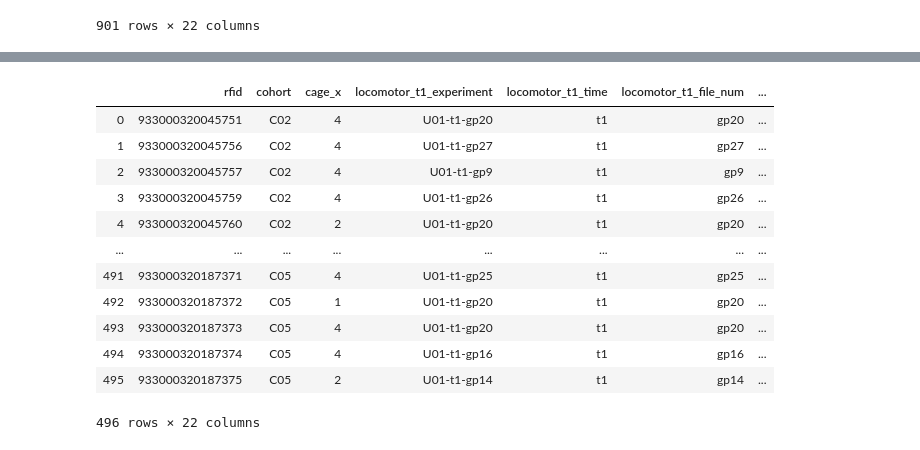
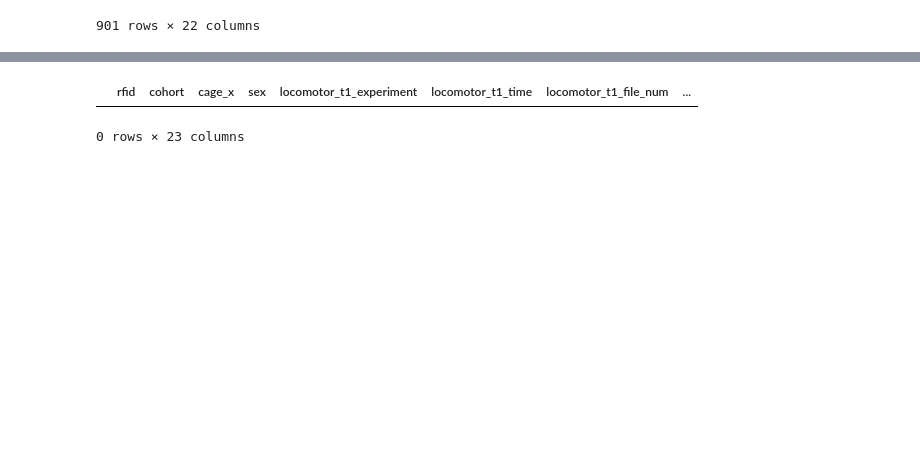
Before and after one commit to Shaezzer/PalmerLab, a Jupyter notebook: Suzanne_Mitchell_locomotor.ipynb, the cells around one changed output, grey strips where cells are left out. Drawn from its saved outputs; the diff is of its cells as text; code cells hidden in the pictures; blank space fills up the shorter version.

```diff
--- a/Suzanne_Mitchell_locomotor.ipynb
+++ b/Suzanne_Mitchell_locomotor.ipynb
@@ -216,7 +341,7 @@ def format_for_calc(df_csv):
     #drop uneeded columns for calc
     df = df_csv.drop(['U01','subject_type','subject_age','phase','start_time'], axis=1)
     #reorganize columns
-    df = df[['experiment', 'rfid','cohort', 'time',
+    df = df[['experiment', 'rfid','cohort', 'sex', 'time',
        'file_num', 'sample','cage', 'total_distance', 'total_distance_x',
        'total_distance_y', 'horizontal_activity_count',
        'ambulatory_activity_count', 'rest_time', 'rest_episode_count',
@@ -233,7 +358,8 @@ def format_for_calc(df_csv):
        'right_rear_time_legacy', 'margin_time_legacy', 'center_time_legacy',
        'margin_distance_legacy', 'center_distance_legacy']]
     #Drop rows that will not be used for calculations: C07, C06, t3, t4 according to Mitchell
-    df.drop(df.loc[df['cohort']=='C07'].index, inplace=True)
+    #some C07 file was messing with upload so whole cohort has been removed from upload
+    #df.drop(df.loc[df['cohort']=='C07'].index, inplace=True)
     df.drop(df.loc[df['cohort']=='C06'].index, inplace=True)
     df.drop(df.loc[df['time']=='t3'].index, inplace=True)
     df.drop(df.loc[df['time']=='t4'].index, inplace=True)
@@ -370,7 +475,7 @@ Name: rfid, Length: 500, dtype: int64
 # %%
 locomotor_t1 = locomotor[locomotor.time == 't1']
 locomotor_t1 = locomotor_t1.add_prefix('locomotor_t1_')
-locomotor_t1.rename(columns={'locomotor_t1_rfid':'rfid','locomotor_t1_cohort':'cohort',
+locomotor_t1.rename(columns={'locomotor_t1_rfid':'rfid','locomotor_t1_cohort':'cohort','locomotor_t1_sex':'sex',
                             'locomotor_t1_cage':'cage','locomotor_t1_sample':'sample'},inplace = True)
 locomotor_t1
 #locomotor_t1['rfid'].value_counts()
@@ -391,7 +496,7 @@ locomotor_t1
 # %%
 locomotor_t2 = locomotor[locomotor.time == 't2']
 locomotor_t2 = locomotor_t2.add_prefix('locomotor_t2_')
-locomotor_t2.rename(columns={'locomotor_t2_rfid':'rfid','locomotor_t2_cohort':'cohort',
+locomotor_t2.rename(columns={'locomotor_t2_rfid':'rfid','locomotor_t2_cohort':'cohort','locomotor_t2_sex':'sex',
                             'locomotor_t2_cage':'cage','locomotor_t2_sample':'sample'},inplace = True)
 locomotor_t2
 locomotor_t2['rfid'].value_counts()
@@ -411,4 +516,4 @@ Name: rfid, Length: 496, dtype: int64
 # %%
-locomotor_all = pd.merge(locomotor_t1, locomotor_t2, on=['rfid','cohort','sample'],how = 'outer')
+locomotor_all = pd.merge(locomotor_t1, locomotor_t2, on=['rfid','cohort','sample','sex'],how = 'outer')
 locomotor_all
 # %% [output]
@@ -460,33 +549,26 @@ for col in graph_columns:
 # %%
 #need to calculate total for each rfid at each time
-df_groups = locomotor_all.groupby([ 'rfid','cohort','cage_x','locomotor_t1_experiment','locomotor_t1_time',
+df_groups = locomotor_all.groupby([ 'rfid','cohort','cage_x','sex','locomotor_t1_experiment','locomotor_t1_time',
                                    'locomotor_t1_file_num','locomotor_t2_time','locomotor_t2_file_num',
                                    'locomotor_t2_experiment'],
-                                  as_index = False)[['sample','locomotor_t1_total_distance','locomotor_t1_rest_time',
+                                  as_index = False)[['sample',
+                                                     'locomotor_t1_total_distance',
+                                                     'locomotor_t1_rest_time',
                                                      'locomotor_t1_rest_episode_count',
                                                      'locomotor_t1_movement_episode_count',
                                                      'locomotor_t1_vertical_activity_count',
-                                                     'locomotor_t1_center_time_legacy','locomotor_t2_total_distance',
-                                                     'locomotor_t2_rest_time','locomotor_t2_rest_episode_count',
+                                                     'locomotor_t1_center_time_legacy',
+                                                     'locomotor_t2_total_distance',
+                                                     'locomotor_t2_rest_time',
+                                                     'locomotor_t2_rest_episode_count',
                                                      'locomotor_t2_movement_episode_count',
                                                      'locomotor_t2_vertical_activity_count',
                                                      'locomotor_t2_center_time_legacy']].sum()
 #print(locomotor_all.columns)
 df_groups
 # %% [output]
-|  | rfid | cohort | cage_x | locomotor_t1_experiment | locomotor_t1_time | locomotor_t1_file_num | ... |
-| 0 | 933000320045751 | C02 | 4 | U01-t1-gp20 | t1 | gp20 | ... |
-| 1 | 933000320045756 | C02 | 4 | U01-t1-gp27 | t1 | gp27 | ... |
-| 2 | 933000320045757 | C02 | 4 | U01-t1-gp9 | t1 | gp9 | ... |
-| 3 | 933000320045759 | C02 | 4 | U01-t1-gp26 | t1 | gp26 | ... |
-| 4 | 933000320045760 | C02 | 2 | U01-t1-gp20 | t1 | gp20 | ... |
-| ... | ... | ... | ... | ... | ... | ... | ... |
-| 491 | 933000320187371 | C05 | 4 | U01-t1-gp25 | t1 | gp25 | ... |
-| 492 | 933000320187372 | C05 | 1 | U01-t1-gp20 | t1 | gp20 | ... |
-| 493 | 933000320187373 | C05 | 4 | U01-t1-gp20 | t1 | gp20 | ... |
-| 494 | 933000320187374 | C05 | 4 | U01-t1-gp16 | t1 | gp16 | ... |
-| 495 | 933000320187375 | C05 | 2 | U01-t1-gp14 | t1 | gp14 | ... |
+|  | rfid | cohort | cage_x | sex | locomotor_t1_experiment | locomotor_t1_time | locomotor_t1_file_num | ... |
-496 rows × 22 columns
+0 rows × 23 columns
 # %%
 #unsure of why 4 rows are eliminated when using cage_y
 #wait till we get the information back from suzanne mitchell on the missing file
```
Also changed, not shown: parts of 26 cells of this notebook, 4 other files.
